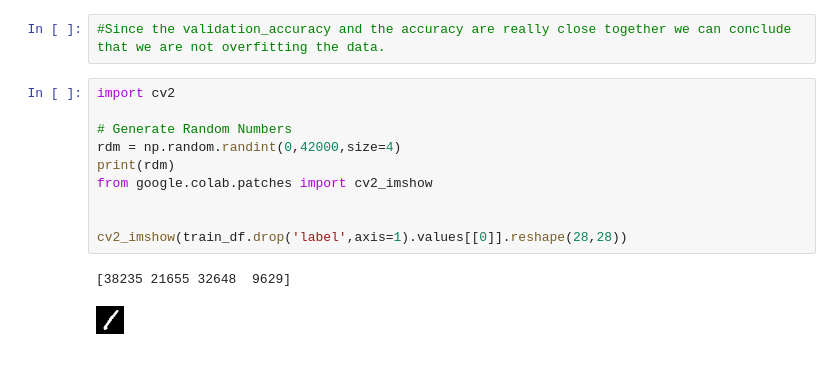
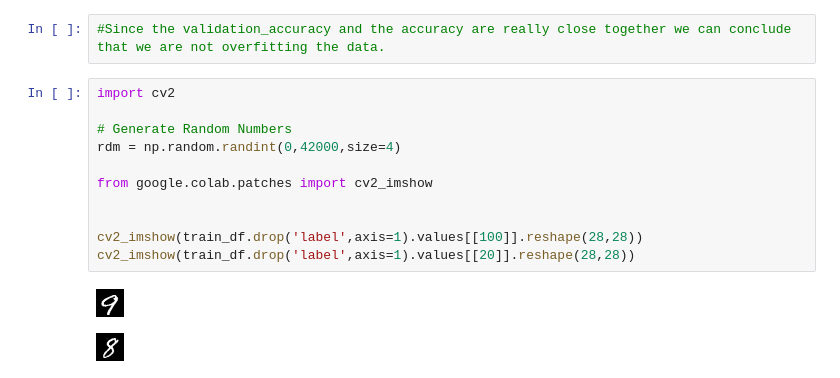
Before and after one commit to samratalamshanto/machine-learning, a Jupyter notebook: hand_writing_digit_recognition.ipynb, the cells around one changed output. Saved outputs shown, nothing was run; the diff lists cells and outputs as text.

```diff
--- a/hand_writing_digit_recognition.ipynb
+++ b/hand_writing_digit_recognition.ipynb
@@ -447,13 +447,14 @@ plt.show()
 # %%
 import cv2
 
 # Generate Random Numbers
 rdm = np.random.randint(0,42000,size=4)
-print(rdm)
+
 from google.colab.patches import cv2_imshow
 
 
-cv2_imshow(train_df.drop('label',axis=1).values[[0]].reshape(28,28))
+cv2_imshow(train_df.drop('label',axis=1).values[[100]].reshape(28,28))
+cv2_imshow(train_df.drop('label',axis=1).values[[20]].reshape(28,28))
 # %% [output]
-[38235 21655 32648  9629]
-[figure, old version]
+[figure, new version]
+[figure, added]
```
